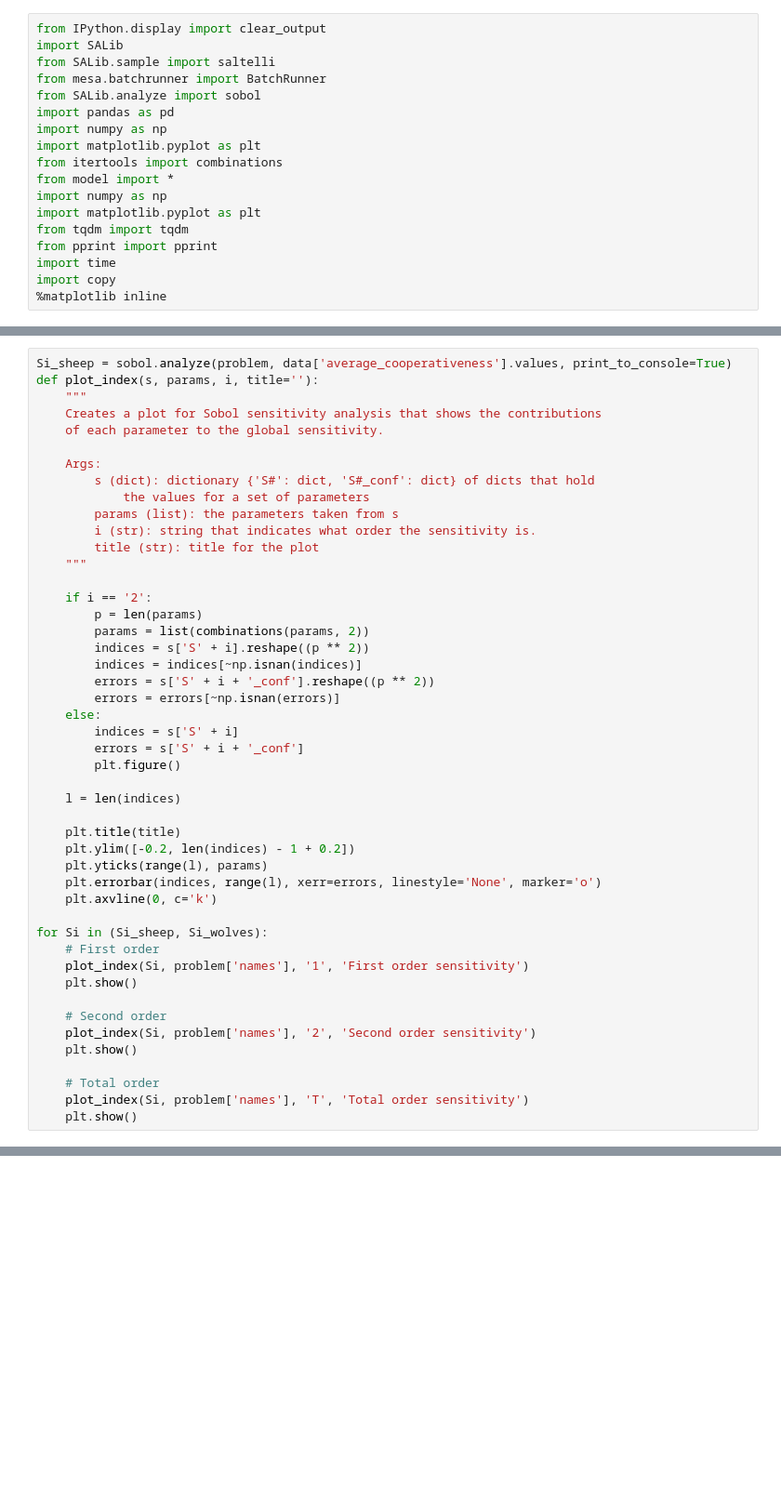
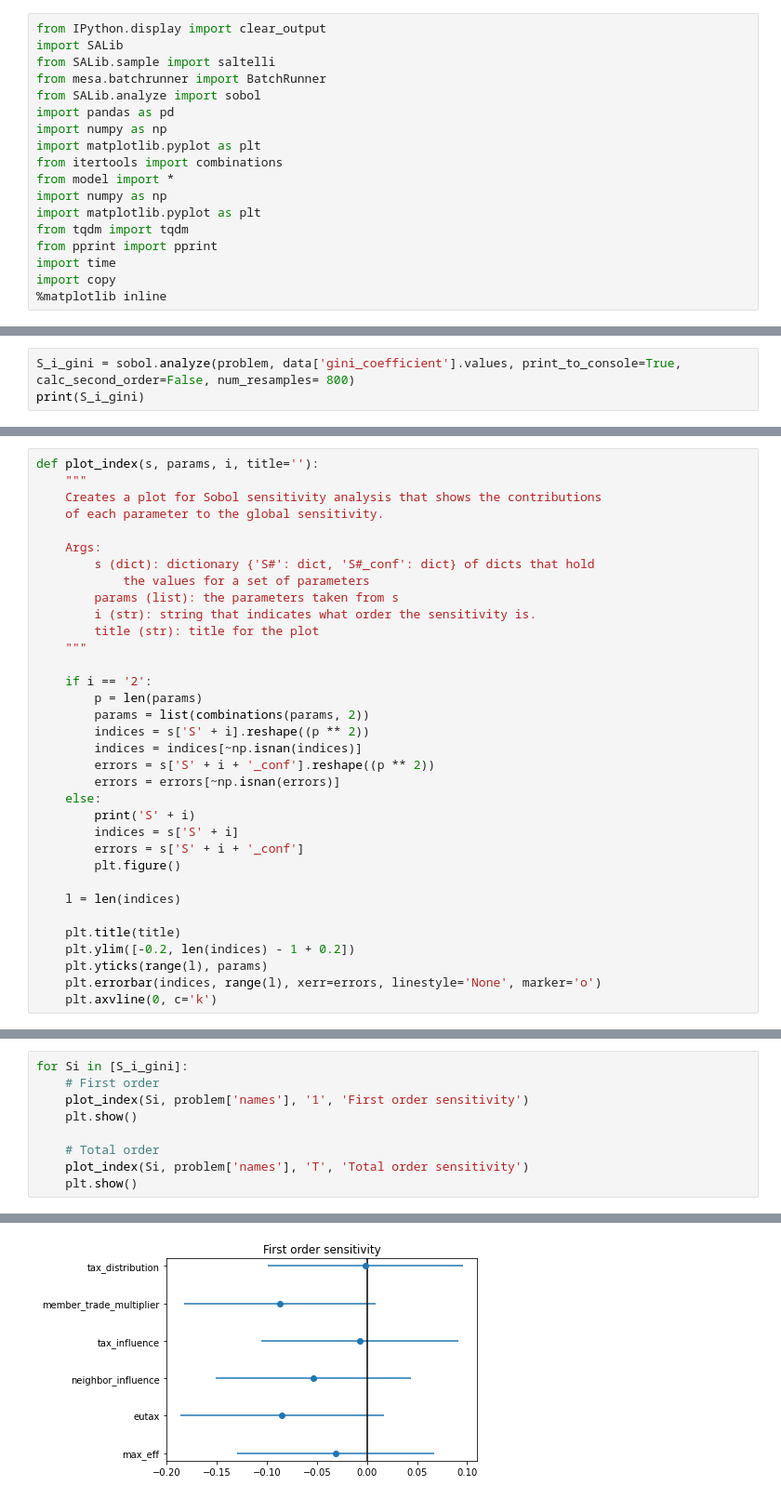
Before and after one commit to charelF/ABM, a Jupyter notebook: model/sobol.ipynb, the cells around one changed output, grey strips where cells are left out. Shown at 93% size. Drawn from its saved outputs; the diff is of its cells as text; blank space fills up the shorter version.

Commit message:
some data files, sobol notebook works, and care with model now it calculates gini coeff right, but sobol still divides by 2

```diff
--- a/model/sobol.ipynb
+++ b/model/sobol.ipynb
@@ -86,0 +109,3 @@ data
+# %%
+S_i_gini = sobol.analyze(problem, data['gini_coefficient'].values, print_to_console=True, calc_second_order=False, num_resamples= 800)
+print(S_i_gini)
@@ -87,5 +125,4 @@ data
 # %%
-Si_sheep = sobol.analyze(problem, data['average_cooperativeness'].values, print_to_console=True)
 def plot_index(s, params, i, title=''):
     """
     Creates a plot for Sobol sensitivity analysis that shows the contributions
@@ -107,6 +144,7 @@ def plot_index(s, params, i, title=''):
         errors = s['S' + i + '_conf'].reshape((p ** 2))
         errors = errors[~np.isnan(errors)]
     else:
+        print('S' + i)
         indices = s['S' + i]
         errors = s['S' + i + '_conf']
         plt.figure()
@@ -118,16 +156,3 @@ def plot_index(s, params, i, title=''):
     plt.yticks(range(l), params)
     plt.errorbar(indices, range(l), xerr=errors, linestyle='None', marker='o')
     plt.axvline(0, c='k')
-
-for Si in (Si_sheep, Si_wolves):
-    # First order
-    plot_index(Si, problem['names'], '1', 'First order sensitivity')
-    plt.show()
-
-    # Second order
-    plot_index(Si, problem['names'], '2', 'Second order sensitivity')
-    plt.show()
-
-    # Total order
-    plot_index(Si, problem['names'], 'T', 'Total order sensitivity')
-    plt.show()
@@ -157,0 +159,10 @@ randomness tax_distribution 72.205732 0.000000
+# %%
+for Si in [S_i_gini]:
+    # First order
+    plot_index(Si, problem['names'], '1', 'First order sensitivity')
+    plt.show()
+
+    # Total order
+    plot_index(Si, problem['names'], 'T', 'Total order sensitivity')
+    plt.show()
+# %% [output]
@@ -157,0 +170 @@ randomness tax_distribution 72.205732 0.000000
+[figure, added]
```
Also changed, not shown: parts of 7 cells of this notebook, 5 other files.
